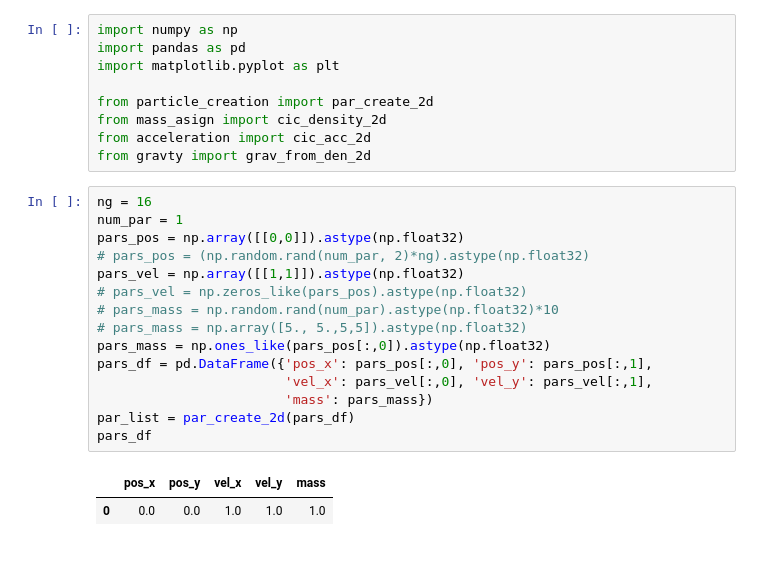
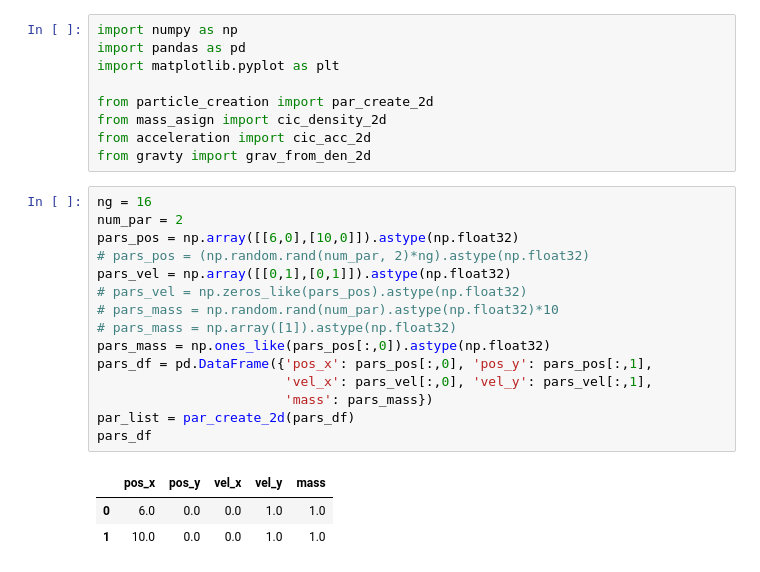
Before and after one commit to Abrygzy/nbodpy, a Jupyter notebook: nbodpy/test_2d.ipynb, the cells around one changed output. Cells and saved outputs as stored; diff of their text form.

```diff
--- a/nbodpy/test_2d.ipynb
+++ b/nbodpy/test_2d.ipynb
@@ -9,19 +9,20 @@ from acceleration import cic_acc_2d
 from gravty import grav_from_den_2d
 # %%
 ng = 16
-num_par = 1
-pars_pos = np.array([[0,0]]).astype(np.float32)
+num_par = 2
+pars_pos = np.array([[6,0],[10,0]]).astype(np.float32)
 # pars_pos = (np.random.rand(num_par, 2)*ng).astype(np.float32)
-pars_vel = np.array([[1,1]]).astype(np.float32)
+pars_vel = np.array([[0,1],[0,1]]).astype(np.float32)
 # pars_vel = np.zeros_like(pars_pos).astype(np.float32)
 # pars_mass = np.random.rand(num_par).astype(np.float32)*10
-# pars_mass = np.array([5., 5.,5,5]).astype(np.float32)
+# pars_mass = np.array([1]).astype(np.float32)
 pars_mass = np.ones_like(pars_pos[:,0]).astype(np.float32)
 pars_df = pd.DataFrame({'pos_x': pars_pos[:,0], 'pos_y': pars_pos[:,1],
                         'vel_x': pars_vel[:,0], 'vel_y': pars_vel[:,1],
                         'mass': pars_mass})
 par_list = par_create_2d(pars_df)
 pars_df
 # %% [output]
 |  | pos_x | pos_y | vel_x | vel_y | mass |
-| 0 | 0.0 | 0.0 | 1.0 | 1.0 | 1.0 |
+| 0 | 6.0 | 0.0 | 0.0 | 1.0 | 1.0 |
+| 1 | 10.0 | 0.0 | 0.0 | 1.0 | 1.0 |
```
Also changed, not shown: parts of 10 cells of this notebook, 3 other files.
